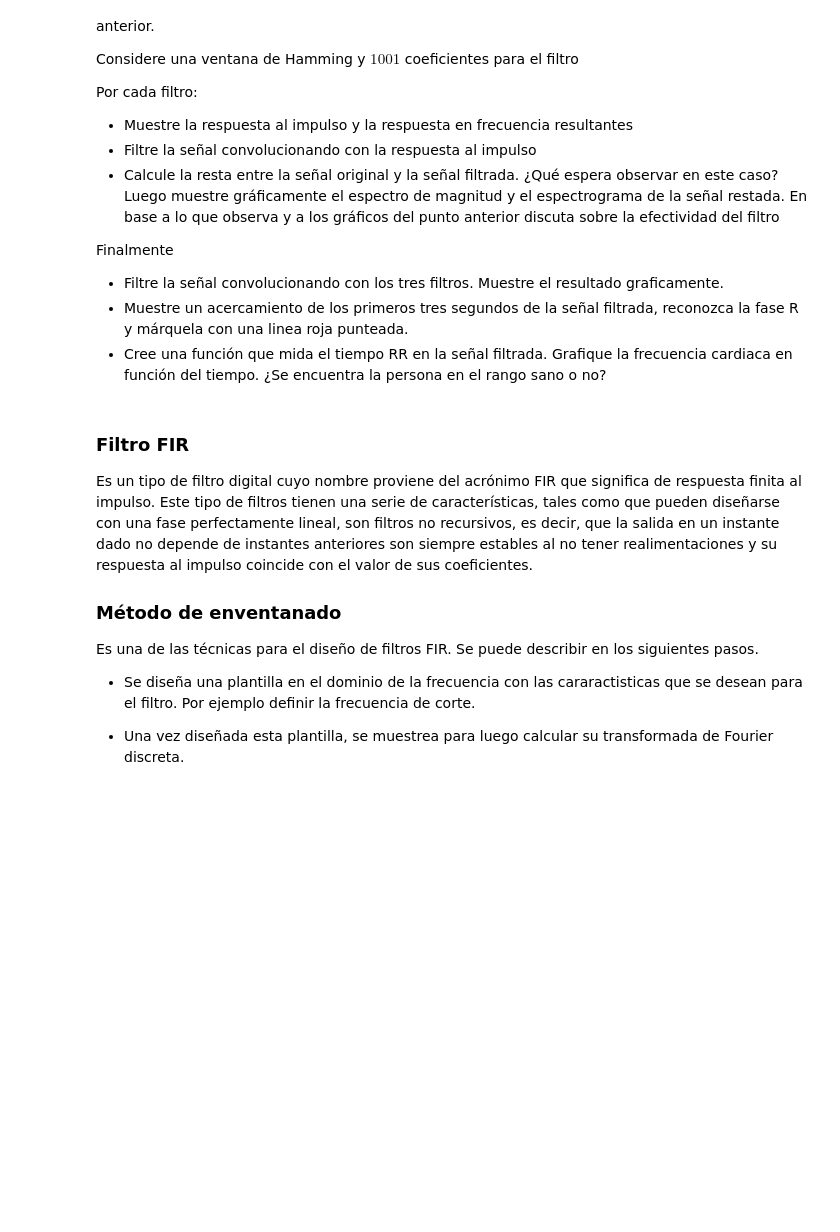
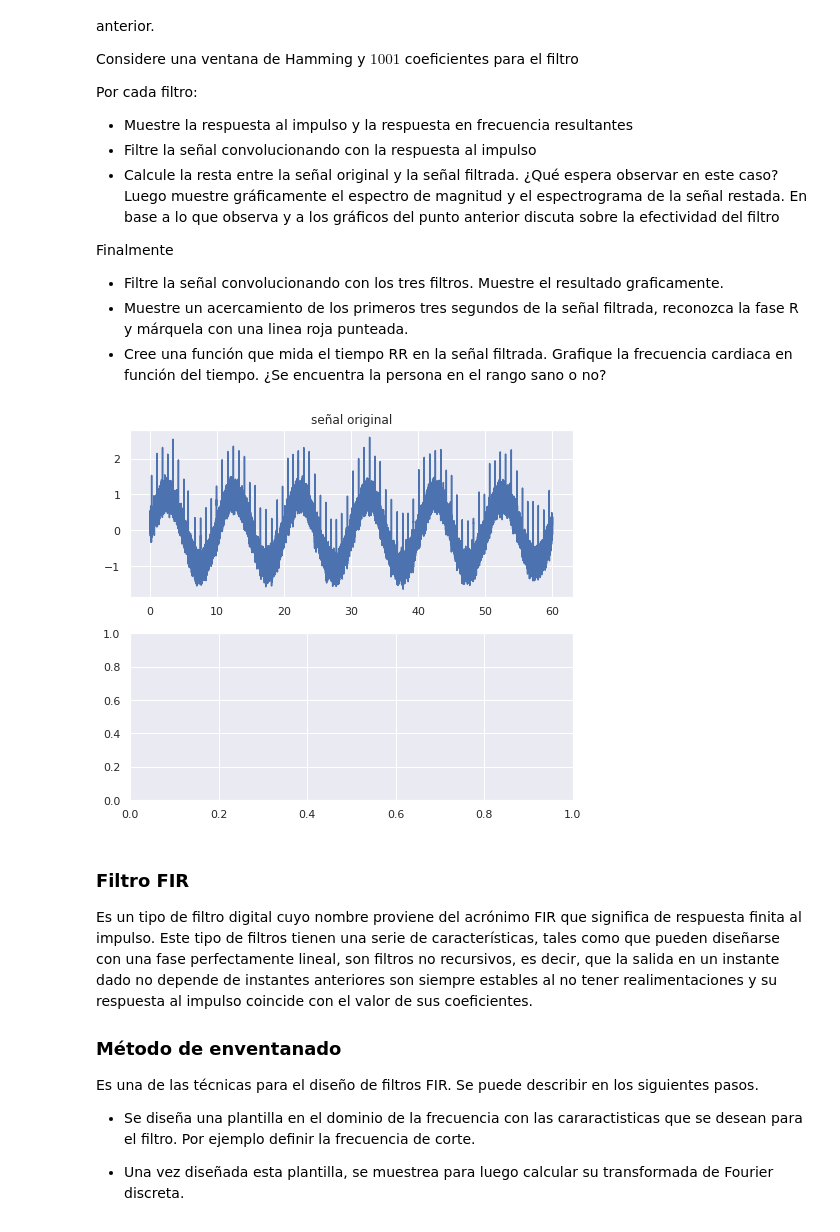
Before and after one commit to Rickiwasho/Analisis-sistemas-lineales, a Jupyter notebook: docs/tarea2/tarea2_info183.ipynb, the cells around one changed output. Drawn from its saved outputs; the diff is of its cells as text; code cells hidden in the pictures; blank space fills up the shorter version.

```diff
--- a/docs/tarea2/tarea2_info183.ipynb
+++ b/docs/tarea2/tarea2_info183.ipynb
@@ -169,3 +172,21 @@ Finalmente
+# %%
+
+fig, ax = plt.subplots(2, figsize=(7,6), tight_layout=True)
+ax[0].plot(time1, data)
+ax[0].set_title('señal original')
+ylims = ax[0].get_ylim()
+
+# eliminando ruido 1
+
+L = 60
+h = np.ones(shape=(L,))/L
+y = np.zeros_like(data)
+
+# eliminando ruido 2
+
+# eliminando ruido 3
+# %% [output]
+[figure, added]
 # %% [markdown]
 ### Filtro FIR
 
```
Also changed, not shown: parts of 2 cells of this notebook, 4 other files.
